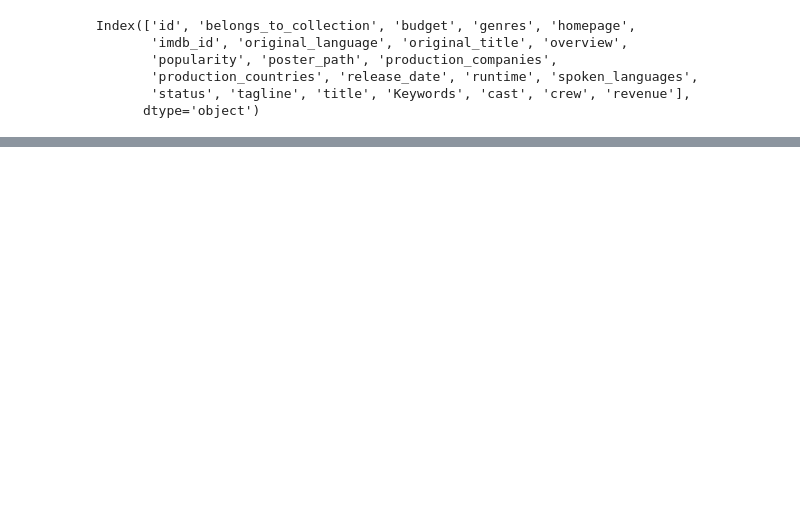
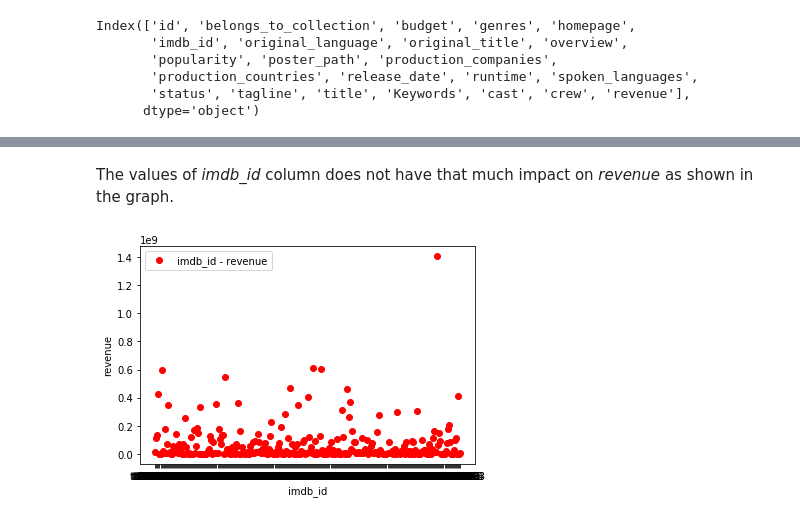
Before and after one commit to tigranfah/machine_learning, a Jupyter notebook: kaggle_competition/Untitled.ipynb, the cells around one changed output, grey strips where cells are left out. Cells and saved outputs as stored; diff of their text form; code cells hidden in the pictures; blank space fills up the shorter version.

```diff
--- a/round1/kaggle_competition/Untitled.ipynb
+++ b/kaggle_competition/Untitled.ipynb
@@ -63,0 +124,6 @@ ValueError: Input contains NaN, infinity or a value too large for dtype('float64
+# %% [markdown]
+The values of *imdb_id* column does not have that much impact on *revenue* as shown in the graph.
+# %%
+plot.relationship(train_df[::10], x='imdb_id', y='revenue', color='red')
+# %% [output]
+[figure, added]
```
Also changed, not shown: parts of 29 cells of this notebook, 8 other files.
